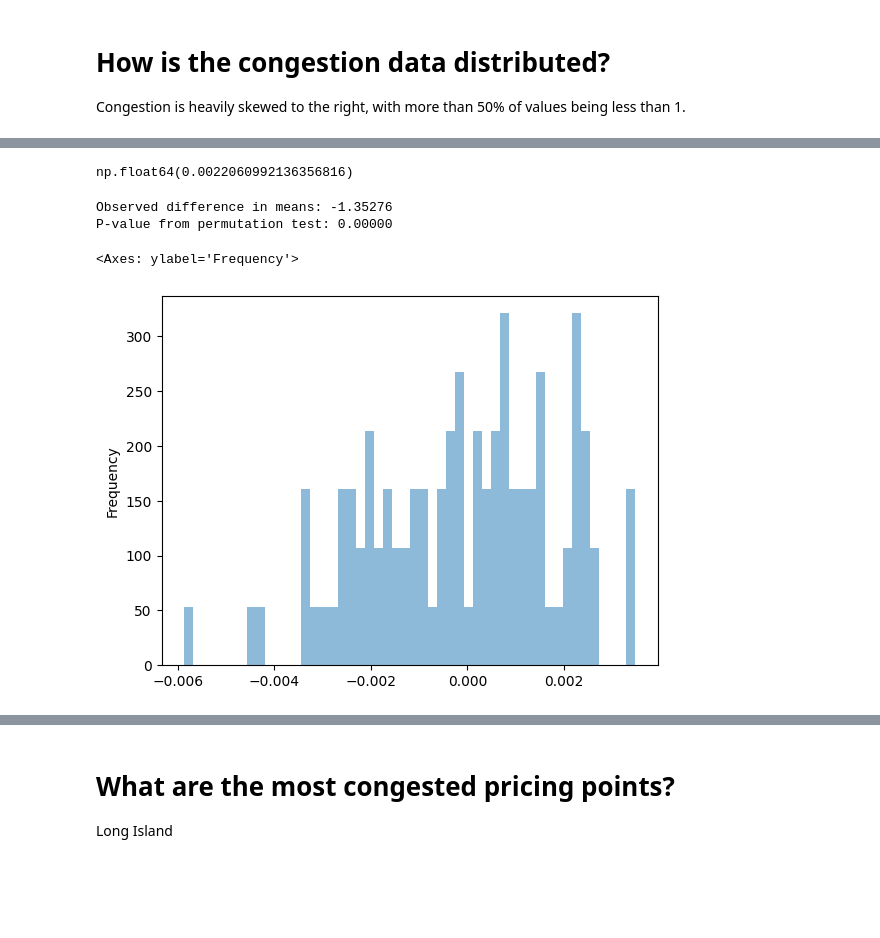
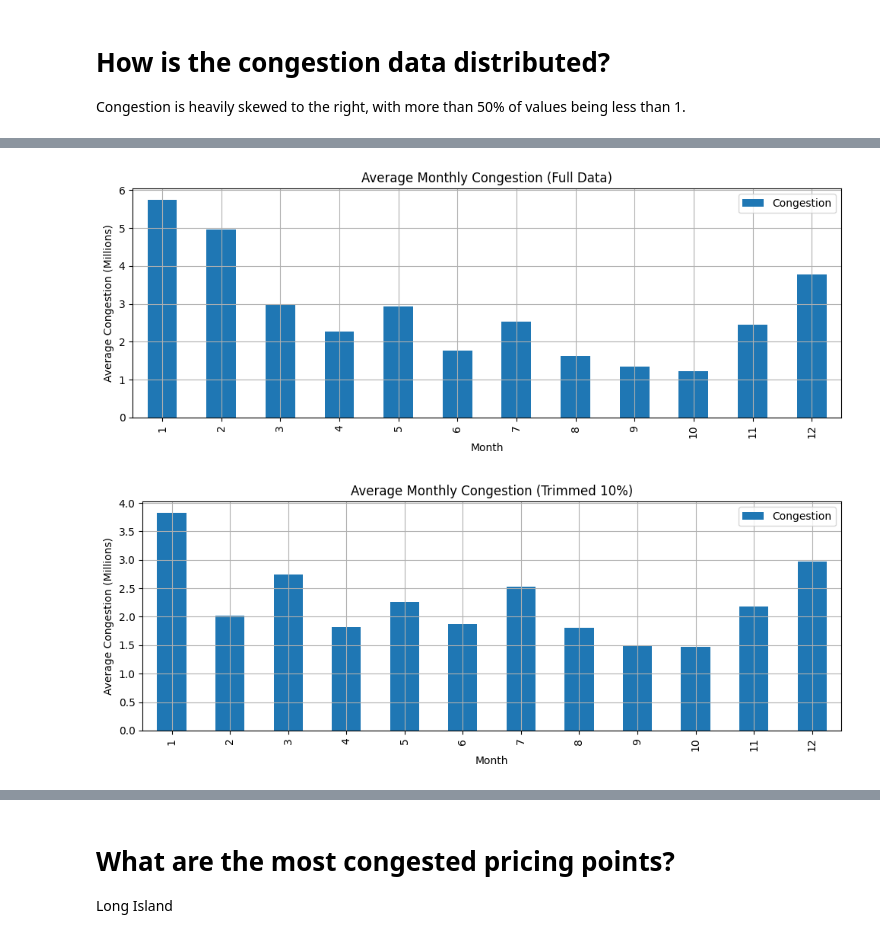
Before and after one commit to hankehly/adhoc-energy-analytics, a Jupyter notebook: notebooks/202506141626_eda.ipynb, the cells around one changed output, grey strips where cells are left out. Drawn from its saved outputs; the diff is of its cells as text; code cells hidden in the pictures; blank space fills up the shorter version.

```diff
--- a/notebooks/202506141626_eda.ipynb
+++ b/notebooks/202506141626_eda.ipynb
@@ -449,12 +354,0 @@ plt.show()
-# %%
-is_summer = trimmed_df["Interval Start"].dt.month.isin([6, 7, 8])
-
-summer_cong = trimmed_df[is_summer].Congestion
-non_summer_cong = trimmed_df[~is_summer].Congestion
-
-# Observed difference in means
-obs_diff = non_summer_cong.mean() - summer_cong.mean()
-
-obs_diff
-# %% [output]
-np.float64(0.0022060992136356816)
@@ -483,13 +355,38 @@ perm_diffs = np.array(perm_diffs)
-# %%
-p_value = np.mean(np.abs(perm_diffs) >= np.abs(obs_diff))
-
-print(f"Observed difference in means: {obs_diff:.5f}")
-print(f"P-value from permutation test: {p_value:.5f}")
-# %% [output]
-Observed difference in means: -1.35276
-P-value from permutation test: 0.00000
-# %%
-pd.Series(perm_diffs).plot(kind="hist", bins=50, density=True, alpha=0.5)
-# %% [output]
-<Axes: ylabel='Frequency'>
-[figure, removed]
+# %%
+def plot_average_monthly_congestion(data, title, trim_pct=0.0):
+    """
+    Plots the average total monthly congestion (by month only, not by year) for the given data.
+
+    Parameters:
+        data (pd.DataFrame): The DataFrame containing congestion data.
+        title (str): The title for the plot.
+    """
+    monthly_avg_congestion = (
+        data.groupby(data.Time.dt.to_period("M"))["Congestion"].sum() / 1_000_000
+    ).to_frame()
+    trimmed = trim_by_index(
+        monthly_avg_congestion,
+        trim_col="Congestion",
+        lower_pct=trim_pct,
+        upper_pct=trim_pct,
+    )
+    trimmed.groupby(trimmed.index.month).mean().plot(
+        kind="bar",
+        figsize=(10, 4),
+        title=title,
+        xlabel="Month",
+        ylabel="Average Congestion (Millions)",
+        grid=True,
+    )
+    plt.tight_layout()
+    plt.show()
+
+
+plot_average_monthly_congestion(df, "Average Monthly Congestion (Full Data)")
+
+plot_average_monthly_congestion(
+    df, "Average Monthly Congestion (Trimmed 10%)", trim_pct=0.1
+)
+# %% [output]
+[figure, added]
+[figure, added]
```
Also changed, not shown: parts of 16 cells of this notebook.
